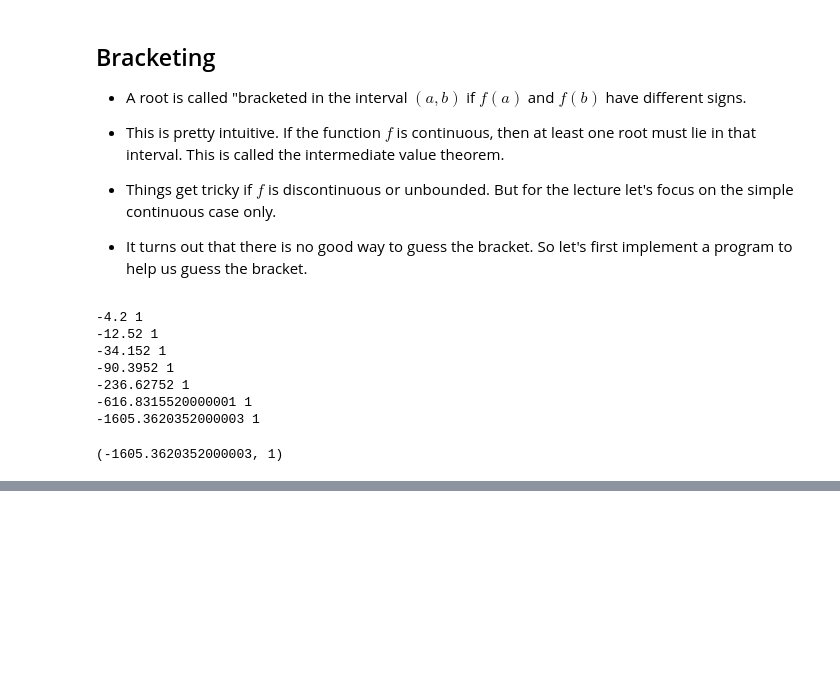
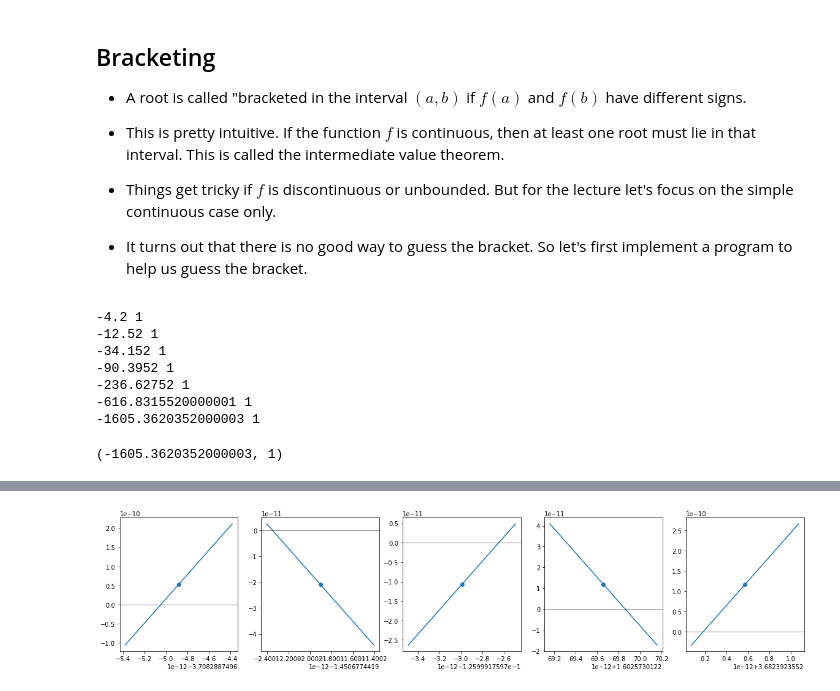
Before and after one commit to uarizona-2021spring-phys105a/phys105a, a Jupyter notebook: 09/rootfinding.ipynb, the cells around one changed output, grey strips where cells are left out. Saved outputs shown, nothing was run; the diff lists cells and outputs as text; code cells hidden in the pictures; blank space fills up the shorter version.

```diff
--- a/09/rootfinding.ipynb
+++ b/09/rootfinding.ipynb
@@ -111,0 +244,12 @@ zbrac(g, -1, 1)
+# %%
+fig, axes = plt.subplots(1,5, figsize=(20,4))
+
+delta = 1e-12
+
+for i, root in enumerate(roots):
+    x = np.linspace(root-delta/2, root+delta/2, 105)
+    axes[i].plot(x, h(x))
+    axes[i].scatter([root], [h(root)])
+    axes[i].axhline(y=0, color='k', lw=0.5)
+# %% [output]
+[figure, added]
```
Also changed, not shown: parts of 11 cells of this notebook.
